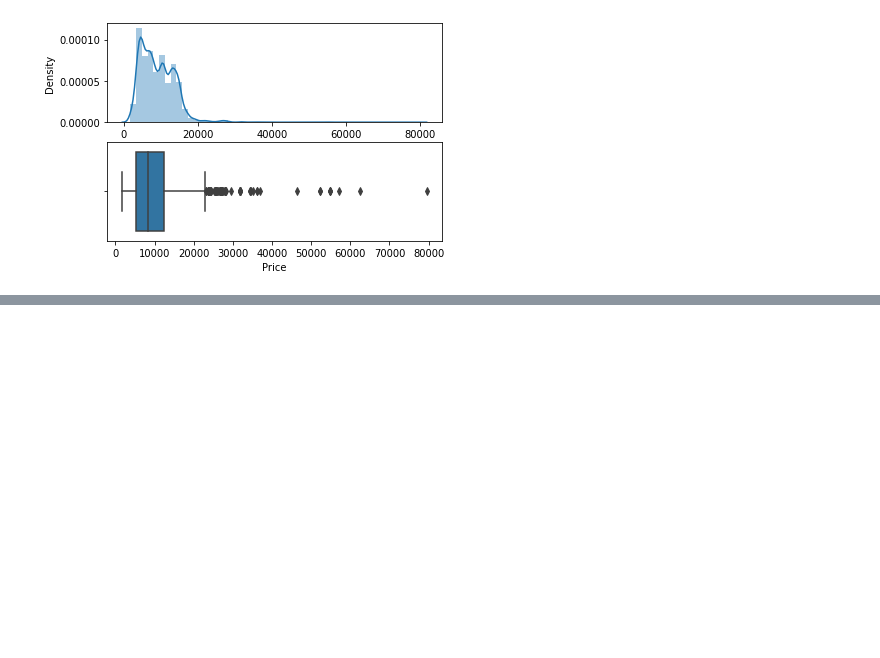
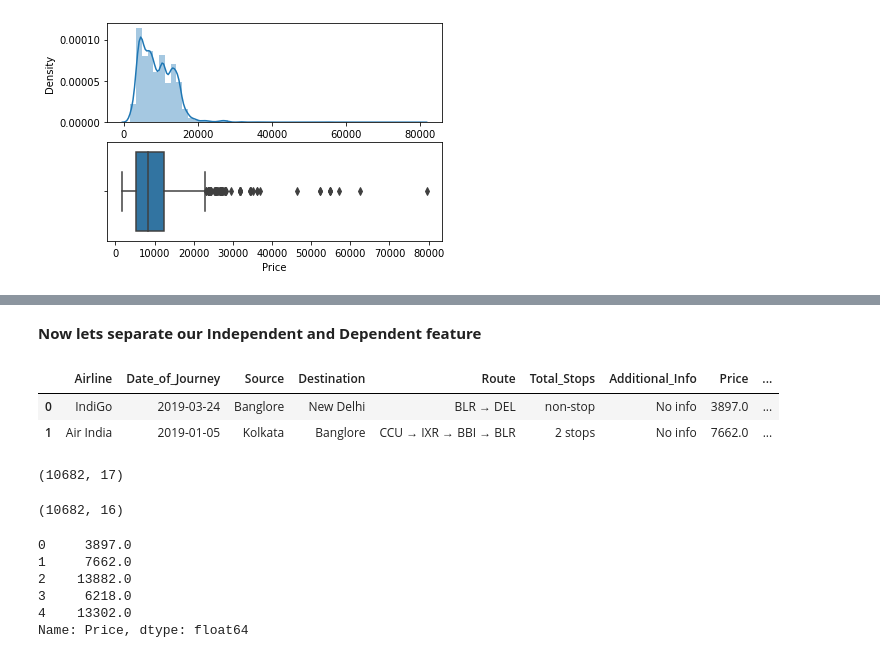
Before and after one commit to shoaibswe/Data-Analysis-Project-1.2-Handling-Outlier-, a Jupyter notebook: Handling_Outlier.ipynb, the cells around one changed output, grey strips where cells are left out. Cells and saved outputs as stored; diff of their text form; code cells hidden in the pictures; blank space fills up the shorter version.

```diff
--- a/Handling_Outlier.ipynb
+++ b/Handling_Outlier.ipynb
@@ -29,0 +38,27 @@ myplt(td,'Price')
+# %% [markdown]
+ **Now lets separate our Independent and Dependent feature**
+# %%
+DependentFeatures = td.drop('Price',axis=1) #coz its not dependent,and its important
+DependentFeatures.head(2)
+# %% [output]
+|  | Airline | Date_of_Journey | Source | Destination | Route | Total_Stops | Additional_Info | Price | ... |
+| 0 | IndiGo | 2019-03-24 | Banglore | New Delhi | BLR → DEL | non-stop | No info | 3897.0 | ... |
+| 1 | Air India | 2019-01-05 | Kolkata | Banglore | CCU → IXR → BBI → BLR | 2 stops | No info | 7662.0 | ... |
+# %%
+td.shape
+# %% [output]
+(10682, 17)
+# %%
+DependentFeatures.shape
+# %% [output]
+(10682, 16)
+# %%
+IndependentFeature = td['Price']
+IndependentFeature.head(5)
+# %% [output]
+0     3897.0
+1     7662.0
+2    13882.0
+3     6218.0
+4    13302.0
+Name: Price, dtype: float64
```
Also changed, not shown: parts of 4 cells of this notebook.
